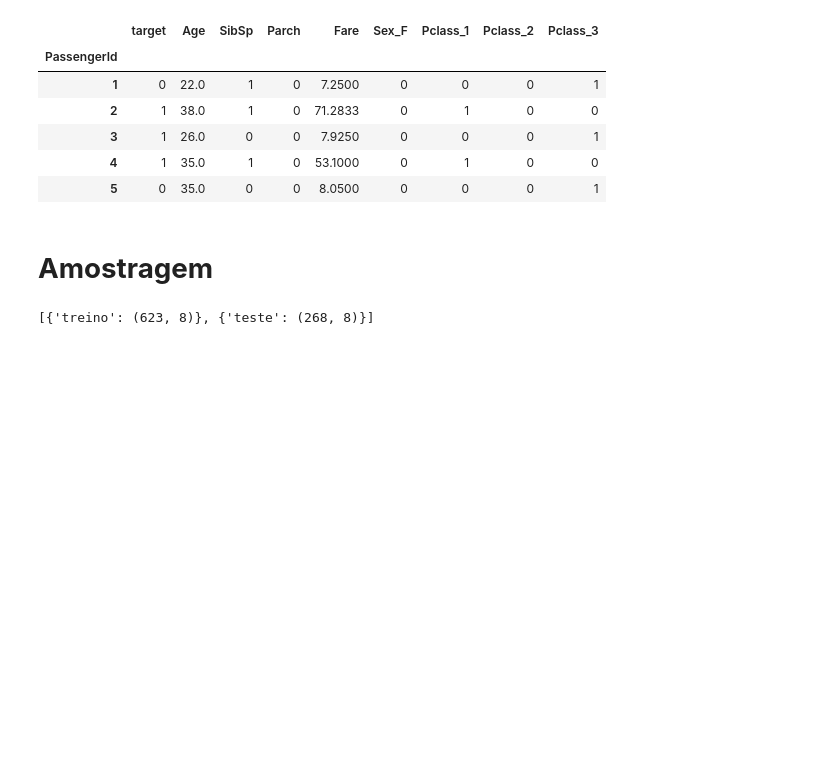
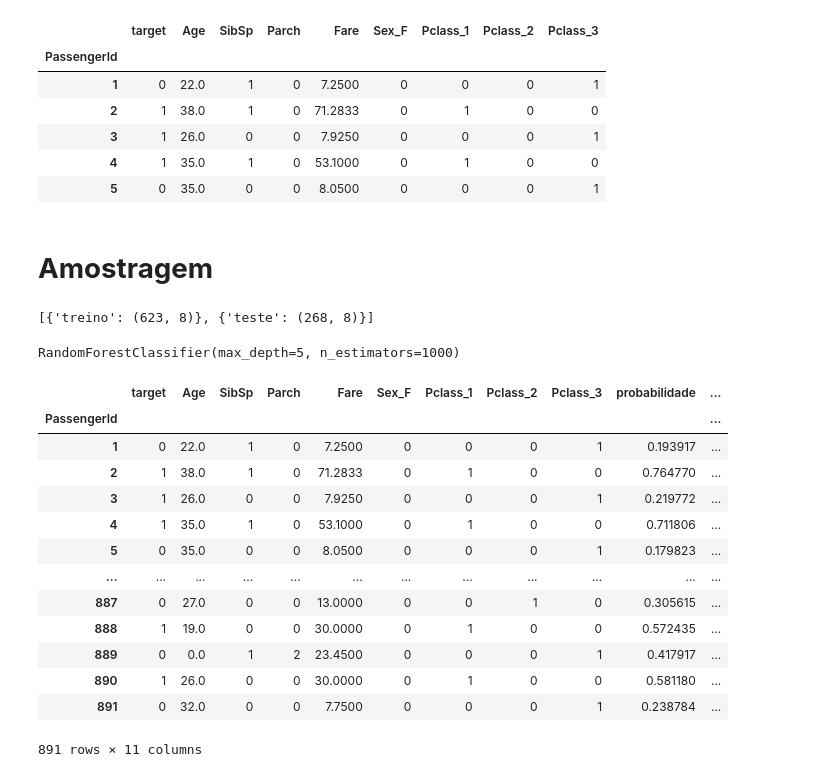
Before and after one commit to jaovc/Carrefou_titanic, a Jupyter notebook: Titanic.ipynb, the cells around one changed output. Saved outputs shown, nothing was run; the diff lists cells and outputs as text; code cells hidden in the pictures; blank space fills up the shorter version.

```diff
--- a/Titanic.ipynb
+++ b/Titanic.ipynb
@@ -131,3 +131,34 @@ x_train, x_test, y_train, y_test = train_test_split(dados.drop(['target'], axis
  {'teste': x_test.shape}]
 # %% [output]
 [{'treino': (623, 8)}, {'teste': (268, 8)}]
+# %%
+rndforest = RandomForestClassifier(n_estimators = 1000,
+                                   criterion = 'gini',
+                                   max_depth= 5 )
+
+rndforest.fit(x_train, y_train)
+# %% [output]
+RandomForestClassifier(max_depth=5, n_estimators=1000)
+# %%
+probabilidade = rndforest.predict_proba(dados.drop('target',axis= 1))[:,1]
+classificacao = rndforest.predict(dados.drop('target', axis =1))
+# %%
+dados['probabilidade'] = probabilidade
+dados['classificacao'] = classificacao
+# %%
+dados
+# %% [output]
+|  | target | Age | SibSp | Parch | Fare | Sex_F | Pclass_1 | Pclass_2 | Pclass_3 | probabilidade | ... |
+| PassengerId |  |  |  |  |  |  |  |  |  |  | ... |
+| 1 | 0 | 22.0 | 1 | 0 | 7.2500 | 0 | 0 | 0 | 1 | 0.193917 | ... |
+| 2 | 1 | 38.0 | 1 | 0 | 71.2833 | 0 | 1 | 0 | 0 | 0.764770 | ... |
+| 3 | 1 | 26.0 | 0 | 0 | 7.9250 | 0 | 0 | 0 | 1 | 0.219772 | ... |
+| 4 | 1 | 35.0 | 1 | 0 | 53.1000 | 0 | 1 | 0 | 0 | 0.711806 | ... |
+| 5 | 0 | 35.0 | 0 | 0 | 8.0500 | 0 | 0 | 0 | 1 | 0.179823 | ... |
+| ... | ... | ... | ... | ... | ... | ... | ... | ... | ... | ... | ... |
+| 887 | 0 | 27.0 | 0 | 0 | 13.0000 | 0 | 0 | 1 | 0 | 0.305615 | ... |
+| 888 | 1 | 19.0 | 0 | 0 | 30.0000 | 0 | 1 | 0 | 0 | 0.572435 | ... |
+| 889 | 0 | 0.0 | 1 | 2 | 23.4500 | 0 | 0 | 0 | 1 | 0.417917 | ... |
+| 890 | 1 | 26.0 | 0 | 0 | 30.0000 | 0 | 1 | 0 | 0 | 0.581180 | ... |
+| 891 | 0 | 32.0 | 0 | 0 | 7.7500 | 0 | 0 | 0 | 1 | 0.238784 | ... |
+891 rows × 11 columns
```
